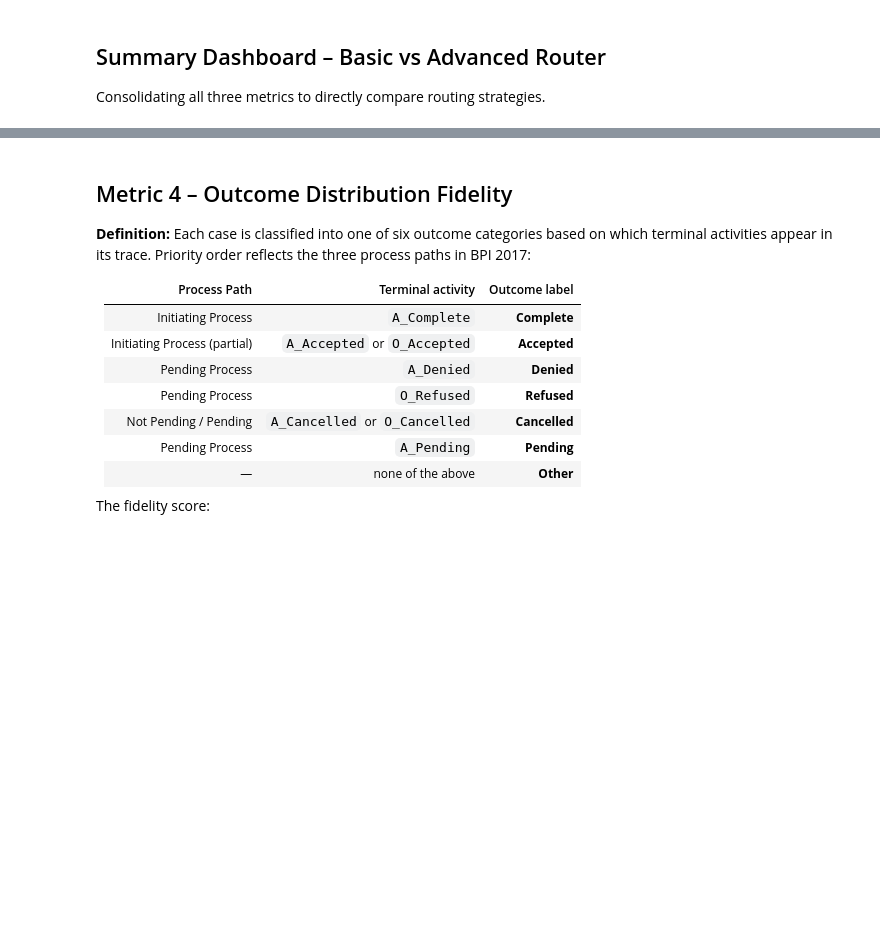
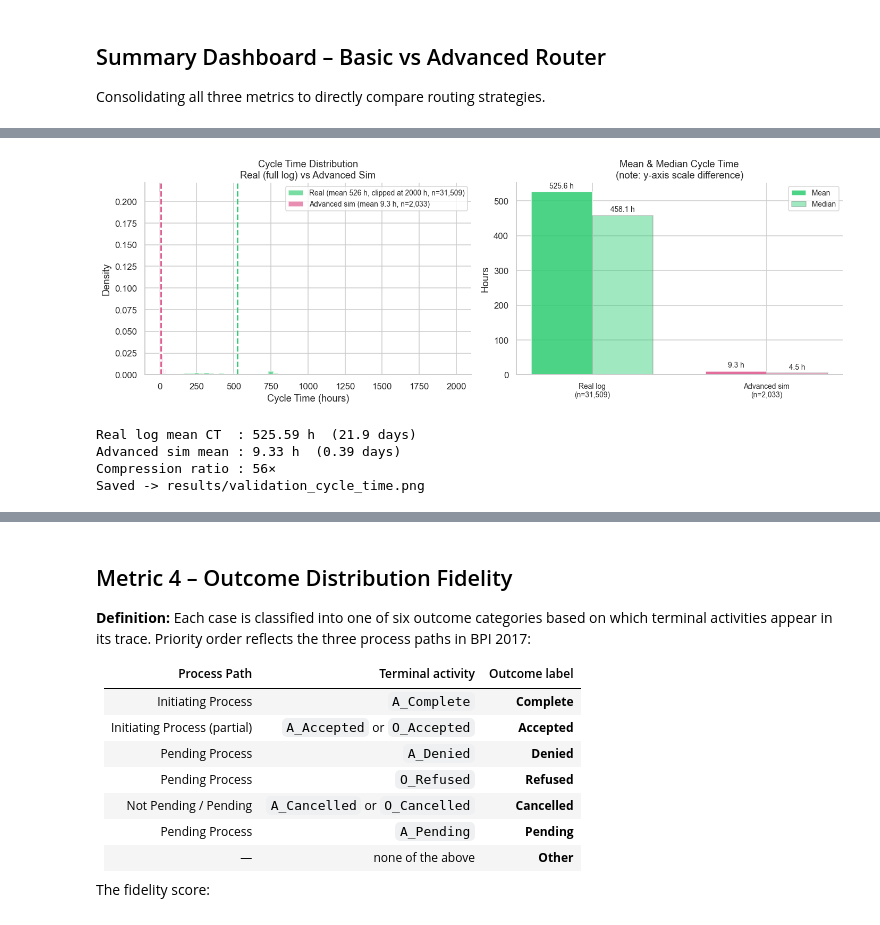
Before and after one commit to mbrieg/bppso-groupwork, a Jupyter notebook: simulation_evaluation/evaluation.ipynb, the cells around one changed output, grey strips where cells are left out. Cells and saved outputs as stored; diff of their text form; code cells hidden in the pictures; blank space fills up the shorter version.

```diff
--- a/simulation_evaluation/evaluation.ipynb
+++ b/simulation_evaluation/evaluation.ipynb
@@ -693,0 +658,52 @@ Saved -> results/validation_real_vs_sim.png
+# %%
+n_real_ct = len(real_ct)
+n_adv_ct  = len(advanced_ct)
+
+fig, axes = plt.subplots(1, 2, figsize=(13, 4.5))
+
+# Left: overlapping histograms (clip real log for readability)
+ax = axes[0]
+clip_h = 2000
+ax.hist(real_ct.clip(upper=clip_h), bins=60, alpha=0.65, color=REAL_COLOR,
+        density=True, label=f'Real (mean {real_ct.mean():.0f} h, clipped at {clip_h} h, n={n_real_ct:,})')
+ax.hist(advanced_ct, bins=40, alpha=0.65, color=COLORS['advanced'],
+        density=True, label=f'Advanced sim (mean {advanced_ct.mean():.1f} h, n={n_adv_ct:,})')
+ax.axvline(min(real_ct.mean(), clip_h), color=REAL_COLOR,         linestyle='--', lw=1.8)
+ax.axvline(advanced_ct.mean(),          color=COLORS['advanced'], linestyle='--', lw=1.8)
+ax.set_xlabel('Cycle Time (hours)')
+ax.set_ylabel('Density')
+ax.set_title('Cycle Time Distribution\nReal (full log) vs Advanced Sim')
+ax.legend(fontsize=9)
+ax.spines['top'].set_visible(False); ax.spines['right'].set_visible(False)
+
+# Right: mean / median bar comparison
+ax2 = axes[1]
+labels_ct = [f'Real log\n(n={n_real_ct:,})', f'Advanced sim\n(n={n_adv_ct:,})']
+means   = [real_ct.mean(),   advanced_ct.mean()]
+medians = [real_ct.median(), advanced_ct.median()]
+x = np.arange(2)
+w = 0.35
+bars_m  = ax2.bar(x - w/2, means,   w, color=[REAL_COLOR, COLORS['advanced']], alpha=0.85, label='Mean')
+bars_md = ax2.bar(x + w/2, medians, w, color=[REAL_COLOR, COLORS['advanced']], alpha=0.45, label='Median', edgecolor='grey')
+ax2.bar_label(bars_m,  fmt='%.1f h', padding=3, fontsize=9)
+ax2.bar_label(bars_md, fmt='%.1f h', padding=3, fontsize=9)
+ax2.set_xticks(x)
+ax2.set_xticklabels(labels_ct, fontsize=9)
+ax2.set_ylabel('Hours')
+ax2.set_title('Mean & Median Cycle Time\n(note: y-axis scale difference)')
+ax2.legend(fontsize=9)
+ax2.spines['top'].set_visible(False); ax2.spines['right'].set_visible(False)
+
+plt.tight_layout()
+plt.savefig(RESULTS_DIR / 'validation_cycle_time.png', bbox_inches='tight')
+plt.show()
+print(f"Real log mean CT  : {real_ct.mean():.2f} h  ({real_ct.mean()/24:.1f} days)")
+print(f"Advanced sim mean : {advanced_ct.mean():.2f} h  ({advanced_ct.mean()/24:.2f} days)")
+print(f"Compression ratio : {real_ct.mean()/advanced_ct.mean():.0f}×")
+print('Saved -> results/validation_cycle_time.png')
+# %% [output]
+[figure, added]
+Real log mean CT  : 525.59 h  (21.9 days)
+Advanced sim mean : 9.33 h  (0.39 days)
+Compression ratio : 56×
+Saved -> results/validation_cycle_time.png
```
Also changed, not shown: parts of 22 cells of this notebook, 8 other files.
